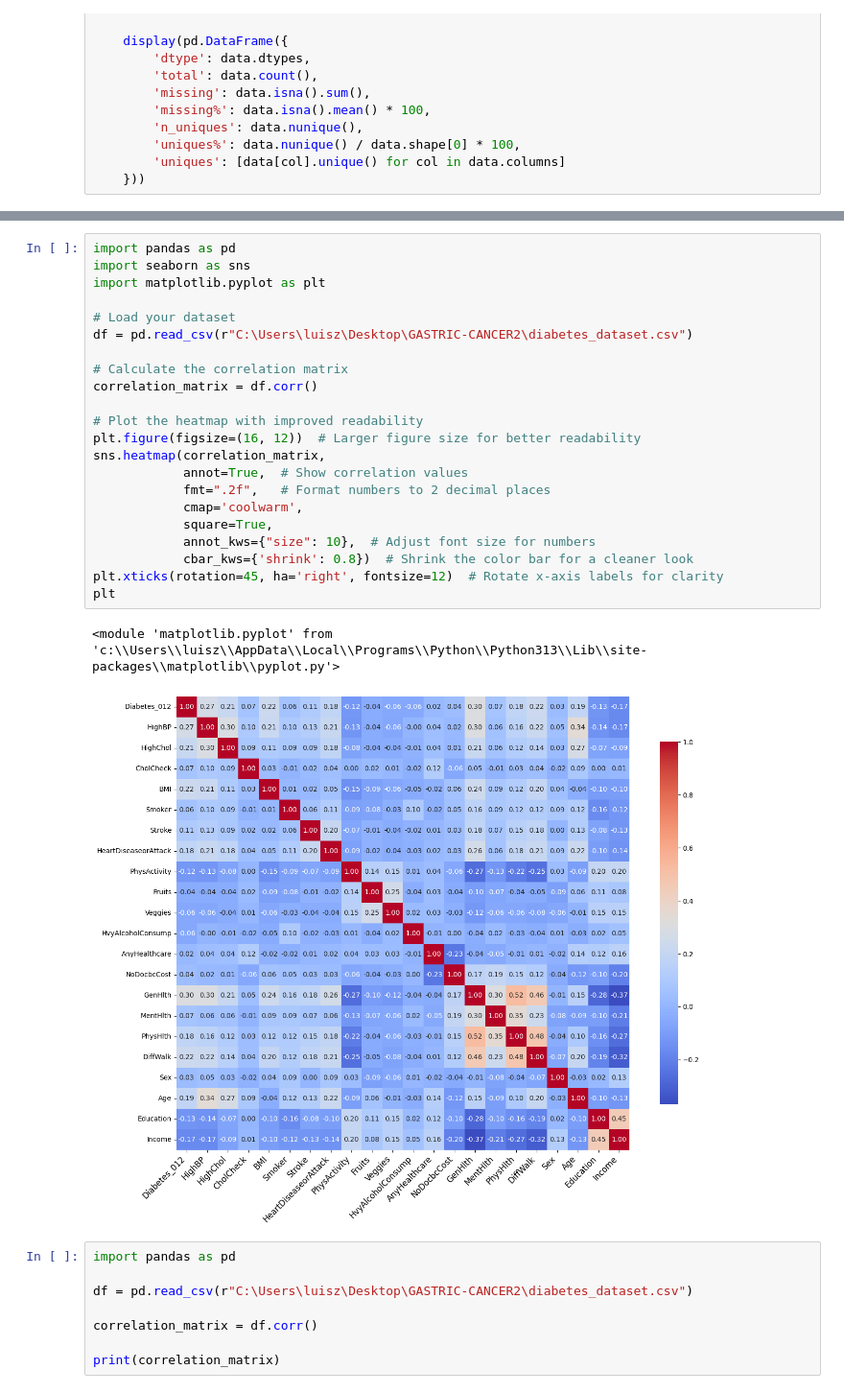
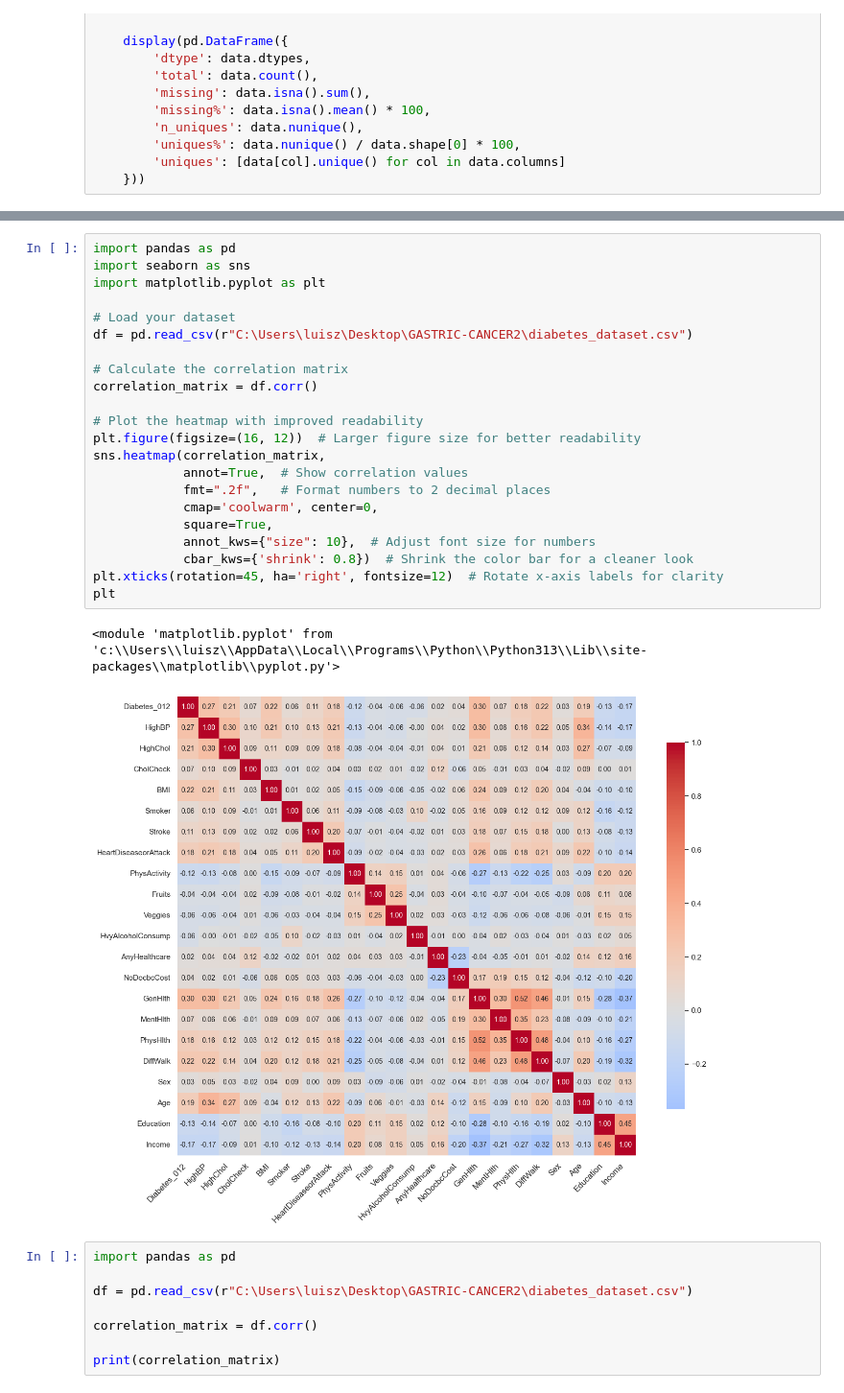
Before and after one commit to luiszanro/DIABETES, a Jupyter notebook: notebooks/diabetes_notebook.ipynb, the cells around one changed output, grey strips where cells are left out. Shown: that part at 96% size. Saved outputs shown, nothing was run; the diff lists cells and outputs as text.

```diff
--- a/notebooks/diabetes_notebook.ipynb
+++ b/notebooks/diabetes_notebook.ipynb
@@ -77,28 +77,28 @@ overview(df)
 # %%
 import pandas as pd
 import seaborn as sns
 import matplotlib.pyplot as plt
 
 # Load your dataset
 df = pd.read_csv(r"C:\Users\luisz\Desktop\GASTRIC-CANCER2\diabetes_dataset.csv")
 
 # Calculate the correlation matrix
 correlation_matrix = df.corr()
 
 # Plot the heatmap with improved readability
 plt.figure(figsize=(16, 12))  # Larger figure size for better readability
 sns.heatmap(correlation_matrix,
             annot=True,  # Show correlation values
             fmt=".2f",   # Format numbers to 2 decimal places
-            cmap='coolwarm',
+            cmap='coolwarm', center=0,
             square=True,
             annot_kws={"size": 10},  # Adjust font size for numbers
             cbar_kws={'shrink': 0.8})  # Shrink the color bar for a cleaner look
 plt.xticks(rotation=45, ha='right', fontsize=12)  # Rotate x-axis labels for clarity
 plt
 # %% [output]
 <module 'matplotlib.pyplot' from 'c:\\Users\\luisz\\AppData\\Local\\Programs\\Python\\Python313\\Lib\\site-packages\\matplotlib\\pyplot.py'>
-[figure, old version]
+[figure, new version]
 # %%
 import pandas as pd
 
```
Also changed, not shown: parts of 17 cells of this notebook, 1 other file.
